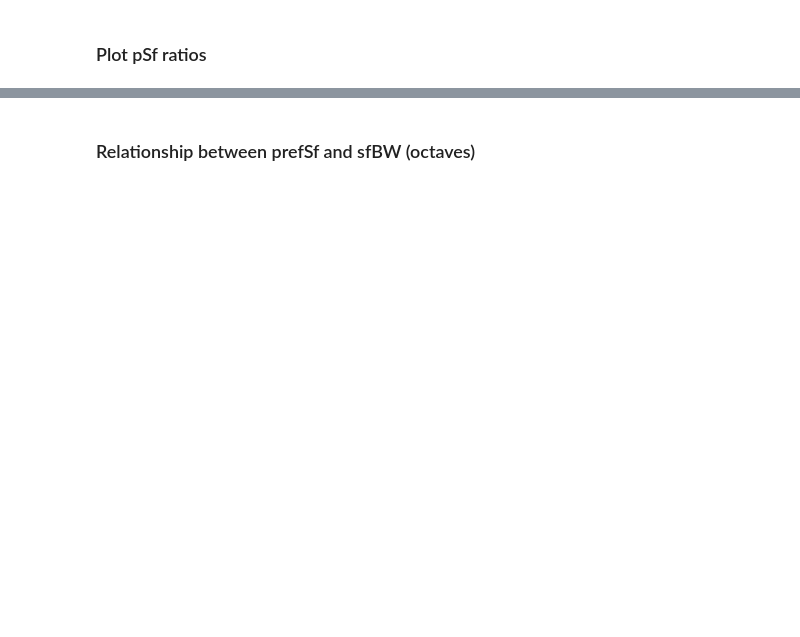
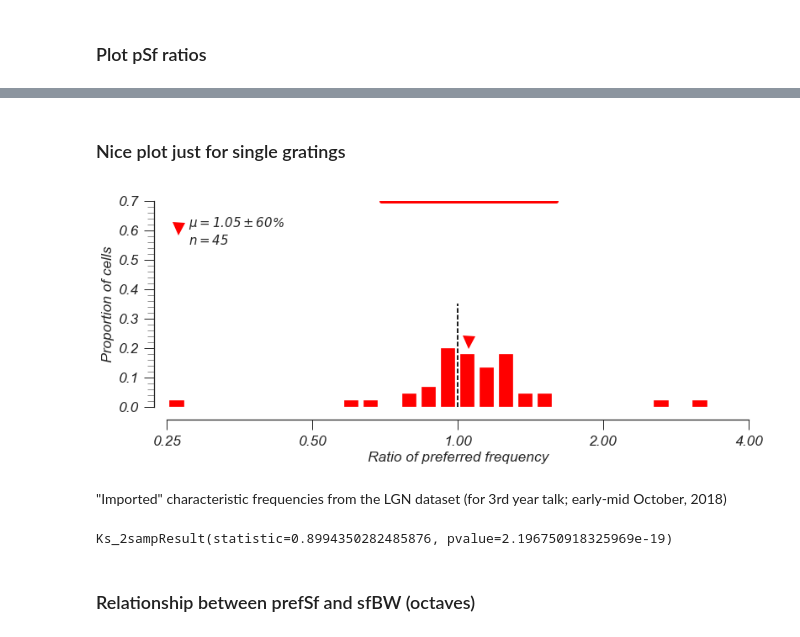
Before and after one commit to paul-levy/SF-diversity, a Jupyter notebook: Analysis/Functions/descrAnalysis.ipynb, the cells around one changed output, grey strips where cells are left out. Saved outputs shown, nothing was run; the diff lists cells and outputs as text; code cells hidden in the pictures; blank space fills up the shorter version.

```diff
--- a/Analysis/Functions/descrAnalysis.ipynb
+++ b/Analysis/Functions/descrAnalysis.ipynb
@@ -94,8 +105,10 @@ rats = np.divide(sums[:, 1], sums[:, 0]);
 # %%
 if useLowRespCut:
     # what's the criteri(a/on)?
-    keepCells = rats > ratCrit;
-    #keepCells = peaks[:, 1] > peakCrit;
+    if crit == 0:
+        keepCells = peaks[:, 1] > peakCrit;
+    elif crit == 1:
+        keepCells = rats > ratCrit;
 
     bwMod = bwMod[keepCells, :];
     bwExp = bwExp[keepCells, :];
@@ -235,0 +239,15 @@ plt.suptitle('Preferred SF ratio', fontsize=24);
+# %% [markdown]
+### Nice plot just for single gratings
+# %%
+import seaborn as sns
+from matplotlib.ticker import FormatStrFormatter
+
+sns.set_style('ticks')
+# %%
+rcParams['xtick.major.size'] = 12
+rcParams['xtick.minor.size'] = 8
+rcParams['xtick.labelsize'] = 'x-large'
+
+rcParams['ytick.major.size'] = 12
+rcParams['ytick.minor.size'] = 8
+rcParams['ytick.labelsize'] = 'x-large'
@@ -235,0 +256,47 @@ plt.suptitle('Preferred SF ratio', fontsize=24);
+# %%
+fam = 0; # i.e. single gratings
+
+f, allpSf = plt.subplots(1, 1, figsize=(12,5))
+
+binRange = [-2.0, 2];
+nBins = 31;
+bins = np.geomspace(np.power(2, binRange[0]), np.power(2, binRange[1]), nBins);
+
+validOnesExp = np.logical_and(pSfRatioExp[:,fam]>0, pSfRatioExp[:,fam]<10);
+toConsider = pSfRatioExp[validOnesExp, fam];
+wghts = np.ones_like(toConsider)/float(len(toConsider));
+countz, _, _ = plt.hist(np.clip(toConsider, bins[0], bins[-1]), bins, alpha=1, rwidth=0.75, weights=wghts, color='r')
+unity = plt.axvline(1, ymin=0, ymax=0.5, ls='--', color='k')
+
+gmeanRatio = gmean(toConsider);
+stdz = np.std(np.log2(toConsider))
+std_as_ratio = stdz/gmeanRatio;
+gmnPt = plt.plot(gmeanRatio, 1.1*np.amax(countz), 'rv', markersize=15, label='$\mu = %.2f \pm %.0f$%%\n$n = %d$' % (gmeanRatio, 100*std_as_ratio, len(toConsider)));
+plt.plot([np.power(2, -std_as_ratio)*gmeanRatio, np.power(2, std_as_ratio)*gmeanRatio], [0.7, 0.7], 'r-', linewidth=5);
+# plt.plot([(1-std_as_ratio)*gmeanRatio, (1+std_as_ratio)*gmeanRatio], [0.7, 0.7], 'r-', linewidth=5);
+
+plt.legend(frameon=False, fontsize=15, handlelength=0, loc='upper left');
+
+plt.xlabel('Ratio of preferred frequency', fontsize='x-large')
+plt.xlim([bins[0], bins[-1]])
+plt.xscale('log', basex=2)
+plt.ylim([0, .7])
+
+allpSf.xaxis.set_major_formatter(FormatStrFormatter('%.2f'))
+
+plt.ylabel('Proportion of cells', fontsize='x-large')
+
+sns.despine(offset=15)
+f.subplots_adjust(bottom=0.2, left=0.1);
+
+saveName = "/prefSf_v1.pdf"
+full_save = os.path.dirname(save_loc);
+if not os.path.exists(full_save):
+    os.makedirs(full_save)
+pdfSv = pltSave.PdfPages(full_save + saveName);
+pdfSv.savefig(f) # only one figure here...
+pdfSv.close()
+# %% [output]
+[figure, added]
+# %% [markdown]
+"Imported" characteristic frequencies from the LGN dataset (for 3rd year talk; early-mid October, 2018)
@@ -236,3 +358,8 @@ plt.suptitle('Preferred SF ratio', fontsize=24);
+# %%
+# comparing the distributions - LGN vs V1...
+ks_2samp(rats, toConsider)
+# %% [output]
+Ks_2sampResult(statistic=0.8994350282485876, pvalue=2.196750918325969e-19)
 # %% [markdown]
 ### Relationship between prefSf and sfBW (octaves)
 # %%
```
Also changed, not shown: parts of 17 cells of this notebook, 12 other files.
